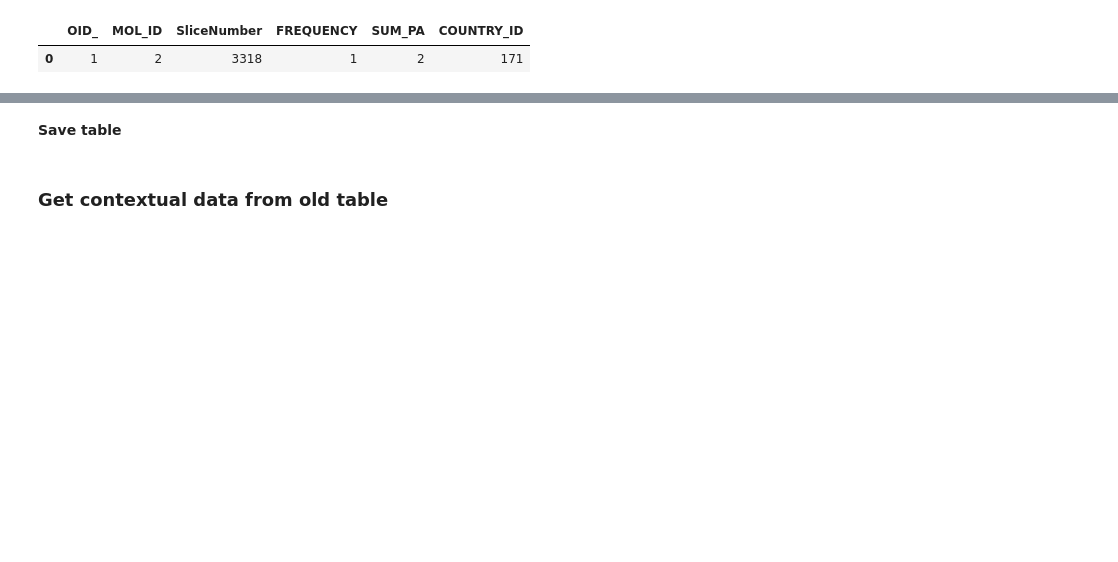
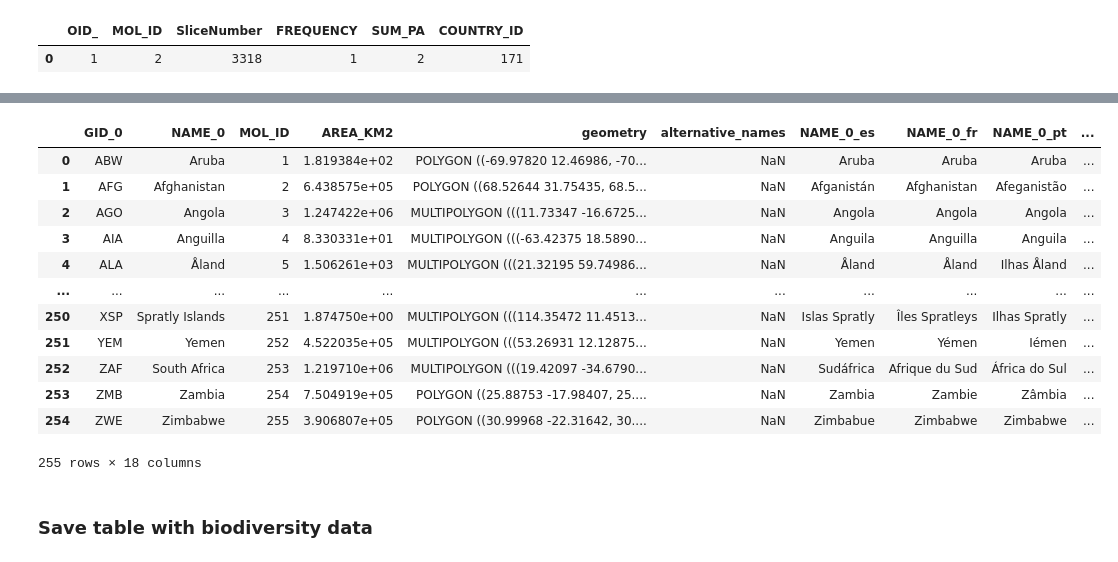
Before and after one commit to Vizzuality/he-scratchfolder, a Jupyter notebook: Precalculated_gadm0_SPS.ipynb, the cells around one changed output, grey strips where cells are left out. Drawn from its saved outputs; the diff is of its cells as text; code cells hidden in the pictures; blank space fills up the shorter version.

```diff
--- a/Precalculated_gadm0_SPS.ipynb
+++ b/Precalculated_gadm0_SPS.ipynb
@@ -196,9 +362,9 @@ reptiles2['SPS_aoi'].where(reptiles2['SPS_aoi'] < 100, 100, inplace=True)
 # %%
 # Format biodiversity data in a string
-amphibians_bio = amphibians2.groupby('MOL_ID')[['SliceNumber', 'per_global', 'per_aoi', 'SPS_global', 'SPS_aoi']].apply(lambda x: x.to_json(orient='records')).to_frame('amphibians').reset_index()
-birds_bio = birds2.groupby('MOL_ID')[['SliceNumber', 'per_global', 'per_aoi', 'SPS_global', 'SPS_aoi']].apply(lambda x: x.to_json(orient='records')).to_frame('birds').reset_index()
-mammals_bio = mammals2.groupby('MOL_ID')[['SliceNumber', 'per_global', 'per_aoi', 'SPS_global', 'SPS_aoi']].apply(lambda x: x.to_json(orient='records')).to_frame('mammals').reset_index()
-reptiles_bio = reptiles2.groupby('MOL_ID')[['SliceNumber', 'per_global', 'per_aoi', 'SPS_global', 'SPS_aoi']].apply(lambda x: x.to_json(orient='records')).to_frame('reptiles').reset_index()
+amphibians_bio = amphibians2.groupby('MOL_ID')[['SliceNumber', 'per_global', 'SPS_global', 'SPS_aoi']].apply(lambda x: x.to_json(orient='records')).to_frame('amphibians').reset_index()
+birds_bio = birds2.groupby('MOL_ID')[['SliceNumber', 'per_global', 'SPS_global', 'SPS_aoi']].apply(lambda x: x.to_json(orient='records')).to_frame('birds').reset_index()
+mammals_bio = mammals2.groupby('MOL_ID')[['SliceNumber', 'per_global', 'SPS_global', 'SPS_aoi']].apply(lambda x: x.to_json(orient='records')).to_frame('mammals').reset_index()
+reptiles_bio = reptiles2.groupby('MOL_ID')[['SliceNumber', 'per_global', 'SPS_global', 'SPS_aoi']].apply(lambda x: x.to_json(orient='records')).to_frame('reptiles').reset_index()
 # %%
 dff = pd.merge(dff, amphibians_bio, how='left', on = 'MOL_ID')
 dff = pd.merge(dff, birds_bio, how='left', on = 'MOL_ID')
@@ -218,0 +387,20 @@ dff.loc[dff['MOL_ID']==1,'birds'].values[0]
+# %%
+# Get data for all taxa
+a = pd.read_csv('/Users/sofia/Documents/HE_Data/Precalculated/gadm0/Inputs/gadm0_amphibians.csv')
+b = pd.read_csv('/Users/sofia/Documents/HE_Data/Precalculated/gadm0/Inputs/gadm0_birds.csv')
+m = pd.read_csv('/Users/sofia/Documents/HE_Data/Precalculated/gadm0/Inputs/gadm0_mammals.csv')
+r = pd.read_csv('/Users/sofia/Documents/HE_Data/Precalculated/gadm0/Inputs/gadm0_reptiles.csv')
+# %%
+# Count number of species for group
+a_count = a.groupby('MOL_ID')['SliceNumber'].count().astype(int)
+b_count = b.groupby('MOL_ID')['SliceNumber'].count().astype(int)
+m_count = m.groupby('MOL_ID')['SliceNumber'].count().astype(int)
+r_count = r.groupby('MOL_ID')['SliceNumber'].count().astype(int)
+# %%
+frame = { 'amph_nspecies': a_count, 'bird_nspecies': b_count, 'mamm_nspecies': m_count, 'rept_nspecies': r_count }
+df = pd.DataFrame(frame).reset_index()
+cols = ['amph_nspecies', 'bird_nspecies', 'mamm_nspecies', 'rept_nspecies']
+df[cols] = df[cols].fillna(0)
+df[cols] = df[cols].astype('int')
+df['nspecies'] = df['amph_nspecies'] + df['bird_nspecies'] + df['mamm_nspecies'] + df['rept_nspecies']
+df
@@ -219,3 +421,20 @@ dff.loc[dff['MOL_ID']==1,'birds'].values[0]
+# %%
+dff_nspecies = dff.merge(df, how='left', on = 'MOL_ID')
+dff_nspecies
+# %% [output]
+|  | GID_0 | NAME_0 | MOL_ID | AREA_KM2 | geometry | alternative_names | NAME_0_es | NAME_0_fr | NAME_0_pt | ... |
+| 0 | ABW | Aruba | 1 | 1.819384e+02 | POLYGON ((-69.97820 12.46986, -70... | NaN | Aruba | Aruba | Aruba | ... |
+| 1 | AFG | Afghanistan | 2 | 6.438575e+05 | POLYGON ((68.52644 31.75435, 68.5... | NaN | Afganistán | Afghanistan | Afeganistão | ... |
+| 2 | AGO | Angola | 3 | 1.247422e+06 | MULTIPOLYGON (((11.73347 -16.6725... | NaN | Angola | Angola | Angola | ... |
+| 3 | AIA | Anguilla | 4 | 8.330331e+01 | MULTIPOLYGON (((-63.42375 18.5890... | NaN | Anguila | Anguilla | Anguila | ... |
+| 4 | ALA | Åland | 5 | 1.506261e+03 | MULTIPOLYGON (((21.32195 59.74986... | NaN | Åland | Åland | Ilhas Åland | ... |
+| ... | ... | ... | ... | ... | ... | ... | ... | ... | ... | ... |
+| 250 | XSP | Spratly Islands | 251 | 1.874750e+00 | MULTIPOLYGON (((114.35472 11.4513... | NaN | Islas Spratly | Îles Spratleys | Ilhas Spratly | ... |
+| 251 | YEM | Yemen | 252 | 4.522035e+05 | MULTIPOLYGON (((53.26931 12.12875... | NaN | Yemen | Yémen | Iémen | ... |
+| 252 | ZAF | South Africa | 253 | 1.219710e+06 | MULTIPOLYGON (((19.42097 -34.6790... | NaN | Sudáfrica | Afrique du Sud | África do Sul | ... |
+| 253 | ZMB | Zambia | 254 | 7.504919e+05 | POLYGON ((25.88753 -17.98407, 25.... | NaN | Zambia | Zambie | Zâmbia | ... |
+| 254 | ZWE | Zimbabwe | 255 | 3.906807e+05 | POLYGON ((30.99968 -22.31642, 30.... | NaN | Zimbabue | Zimbabwe | Zimbabwe | ... |
+255 rows × 18 columns
 # %% [markdown]
-**Save table**
+### Save table with biodiversity data
 # %%
@@ -223,2 +441,0 @@ dff.to_csv((f'{path_out}/gadm0_precalculated_biodiversity_only.csv'))
-# %% [markdown]
-### Get contextual data from old table
```
Also changed, not shown: parts of 51 cells of this notebook, 2 other files.
